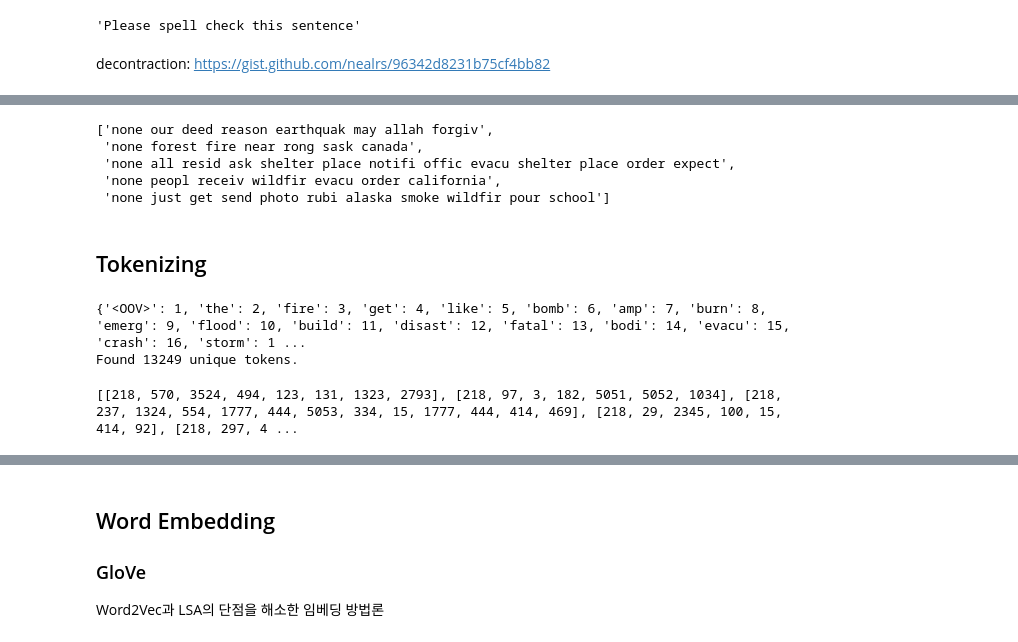
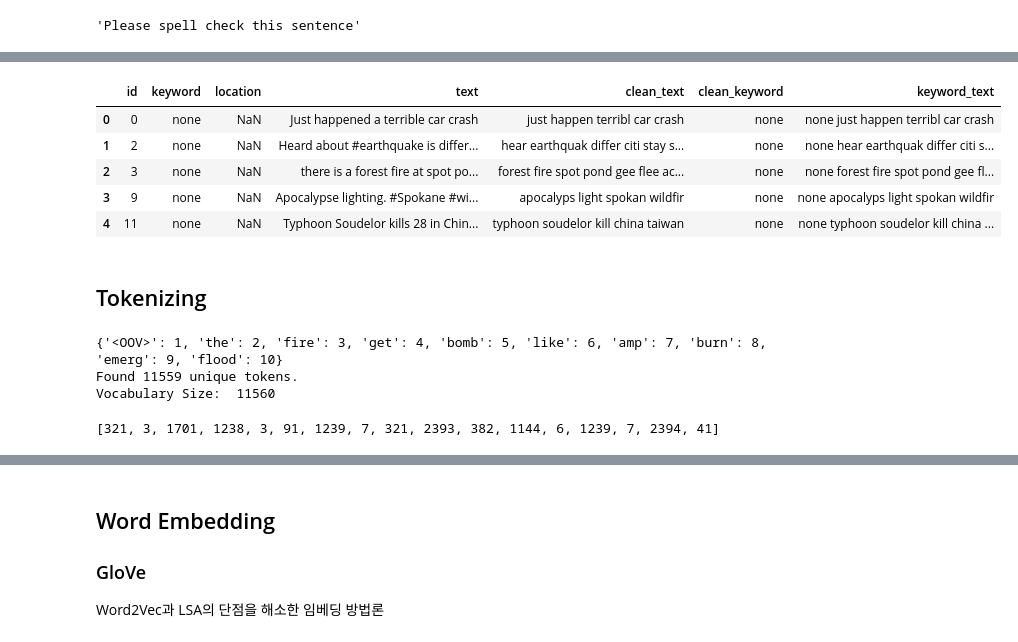
Before and after one commit to GDSC-GIST/AI-ML_Team_5, a Jupyter notebook: KangbeenKo/Kaggle02_Disaster_Tweets.ipynb, the cells around one changed output, grey strips where cells are left out. Saved outputs shown, nothing was run; the diff lists cells and outputs as text; code cells hidden in the pictures.

```diff
--- a/KangbeenKo/Kaggle02_Disaster_Tweets.ipynb
+++ b/KangbeenKo/Kaggle02_Disaster_Tweets.ipynb
@@ -179,6 +195,3 @@ plt.show()
 [figure]
 # %% [markdown]
 ## Cleaning
-# %%
-train_df=pd.read_csv('./train.csv')
-test_df=pd.read_csv('./test.csv')
@@ -265,5 +242,3 @@ spell_check(mispelled)
-# %% [markdown]
-decontraction: https://gist.github.com/nealrs/96342d8231b75cf4bb82
 # %%
 total = [train_df, test_df]
 for dataset in total:
@@ -288,8 +261,9 @@ tweets = [tweet for tweet in train_df['keyword_text']]
 # %%
-tweets[:5]
+test_df[:5]
 # %% [output]
-['none our deed reason earthquak may allah forgiv',
- 'none forest fire near rong sask canada',
- 'none all resid ask shelter place notifi offic evacu shelter place order expect',
- 'none peopl receiv wildfir evacu order california',
- 'none just get send photo rubi alaska smoke wildfir pour school']
+|  | id | keyword | location | text | clean_text | clean_keyword | keyword_text |
+| 0 | 0 | none | NaN | Just happened a terrible car crash | just happen terribl car crash | none | none just happen terribl car crash |
+| 1 | 2 | none | NaN | Heard about #earthquake is differ... | hear earthquak differ citi stay s... | none | none hear earthquak differ citi s... |
+| 2 | 3 | none | NaN | there is a forest fire at spot po... | forest fire spot pond gee flee ac... | none | none forest fire spot pond gee fl... |
+| 3 | 9 | none | NaN | Apocalypse lighting. #Spokane #wi... | apocalyps light spokan wildfir | none | none apocalyps light spokan wildfir |
+| 4 | 11 | none | NaN | Typhoon Soudelor kills 28 in Chin... | typhoon soudelor kill china taiwan | none | none typhoon soudelor kill china ... |
@@ -296,15 +282,2 @@ tweets[:5]
 # %% [markdown]
 ## Tokenizing
-# %%
-from keras.preprocessing.text import Tokenizer
-
-#define tokenizer options
-tokenizer = Tokenizer(oov_token='<OOV>')
-
-tokenizer.fit_on_texts(tweets)
-word_index = tokenizer.word_index
-print(word_index)
-print('Found %s unique tokens.' % len(word_index))
-# %% [output]
-{'<OOV>': 1, 'the': 2, 'fire': 3, 'get': 4, 'like': 5, 'bomb': 6, 'amp': 7, 'burn': 8, 'emerg': 9, 'flood': 10, 'build': 11, 'disast': 12, 'fatal': 13, 'bodi': 14, 'evacu': 15, 'crash': 16, 'storm': 1 ...
-Found 13249 unique tokens.
@@ -311,5 +288,15 @@ Found 13249 unique tokens.
+# %%
+word_index = tokenizer.word_index
+print(dict(islice(word_index.items(),10)))
+print('Found %s unique tokens.' % len(word_index))
+vocab_size = len(word_index) + 1
+print("Vocabulary Size: ", vocab_size)
+# %% [output]
+{'<OOV>': 1, 'the': 2, 'fire': 3, 'get': 4, 'bomb': 5, 'like': 6, 'amp': 7, 'burn': 8, 'emerg': 9, 'flood': 10}
+Found 11559 unique tokens.
+Vocabulary Size:  11560
 # %%
-sequences = tokenizer.texts_to_sequences(tweets)
-print(sequences)
+sequences = tokenizer.texts_to_sequences(X_train)
+print(sequences[0])
 # %% [output]
-[[218, 570, 3524, 494, 123, 131, 1323, 2793], [218, 97, 3, 182, 5051, 5052, 1034], [218, 237, 1324, 554, 1777, 444, 5053, 334, 15, 1777, 444, 414, 469], [218, 29, 2345, 100, 15, 414, 92], [218, 297, 4 ...
+[321, 3, 1701, 1238, 3, 91, 1239, 7, 321, 2393, 382, 1144, 6, 1239, 7, 2394, 41]
```
Also changed, not shown: parts of 30 cells of this notebook.
